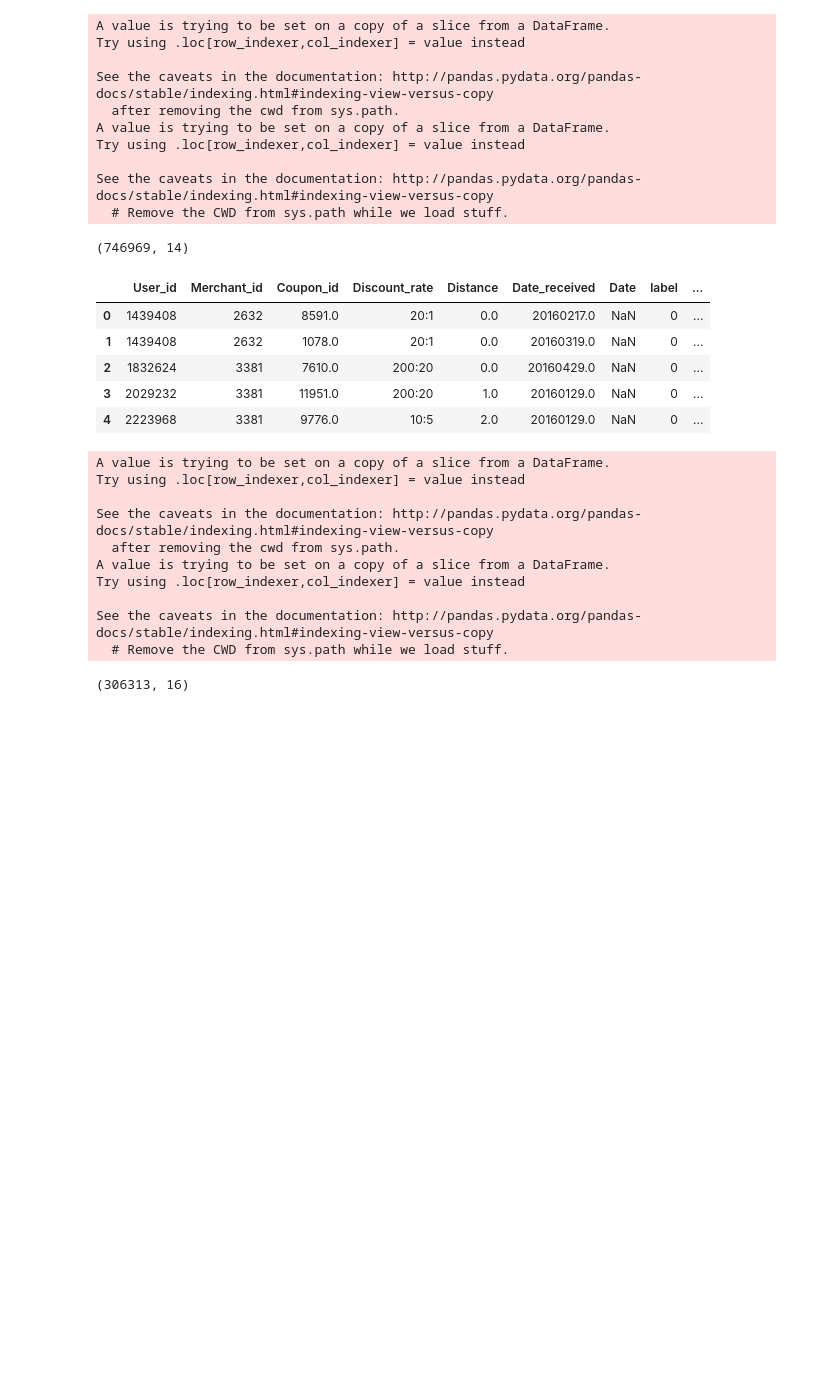
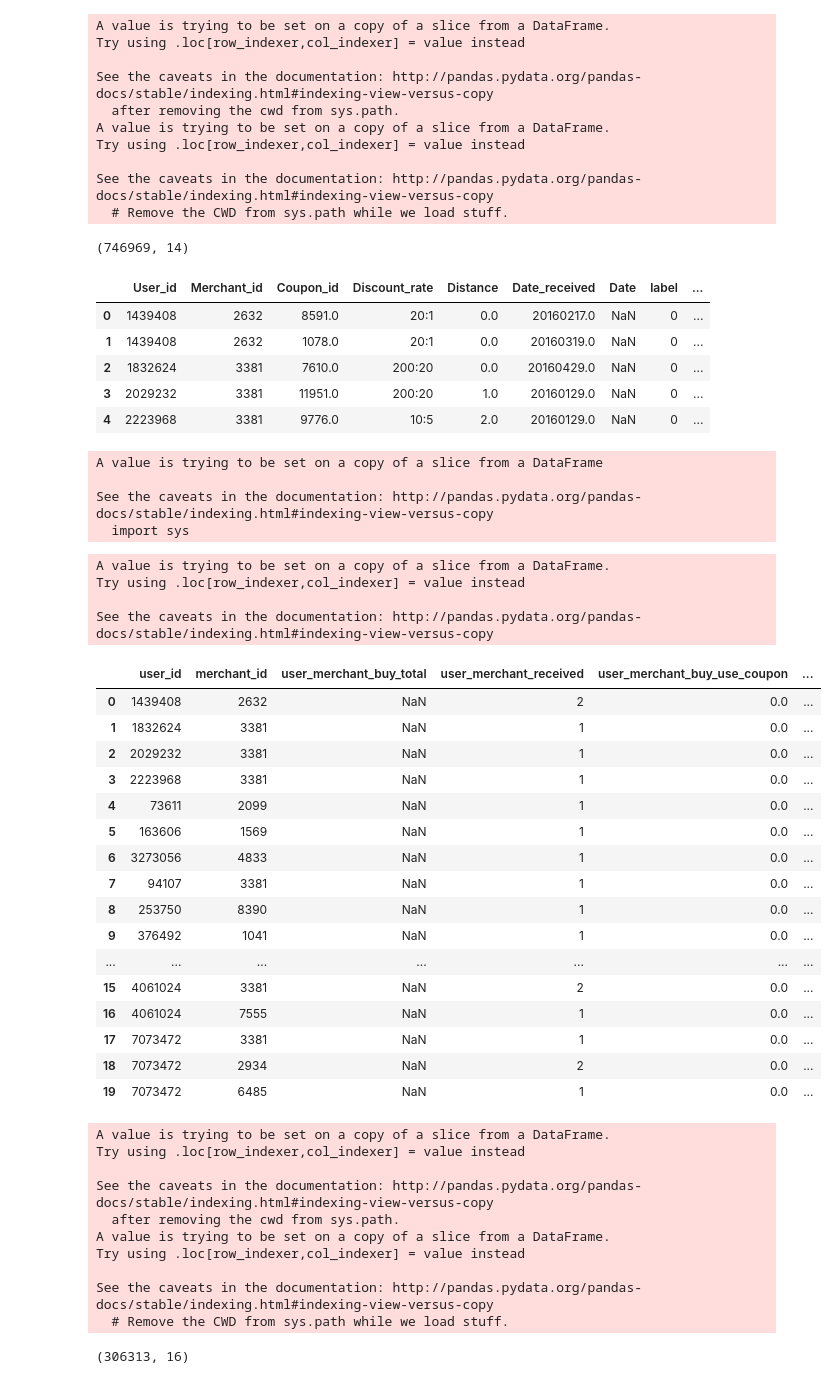
Before and after one commit to HRTseng/100Day-ML-Marathon, a Jupyter notebook: DAY_50~53_HW02.ipynb, the cells around one changed output. Cells and saved outputs as stored; diff of their text form; code cells hidden in the pictures; blank space fills up the shorter version.

```diff
--- a/DAY_50~53_HW01.ipynb
+++ b/DAY_50~53_HW02.ipynb
@@ -172,6 +173,85 @@ See the caveats in the documentation: http://pandas.pydata.org/pandas-docs/stabl
 | 2 | 1832624 | 3381 | 7610.0 | 200:20 | 0.0 | 20160429.0 | NaN | 0 | ... |
 | 3 | 2029232 | 3381 | 11951.0 | 200:20 | 1.0 | 20160129.0 | NaN | 0 | ... |
 | 4 | 2223968 | 3381 | 9776.0 | 10:5 | 2.0 | 20160129.0 | NaN | 0 | ... |
+# %%
+feature3 = dfoff
+feature3
+feature3.columns = [x.lower() for x in feature3.columns]
+
+#for dataset3
+all_user_merchant = feature3[['user_id','merchant_id']]
+all_user_merchant.drop_duplicates(inplace=True)
+# %% [output]
+A value is trying to be set on a copy of a slice from a DataFrame
+
+See the caveats in the documentation: http://pandas.pydata.org/pandas-docs/stable/indexing.html#indexing-view-versus-copy
+  import sys
+# %%
+t = feature3[['user_id','merchant_id','date']]
+t = t[~np.isnan(t.date)][['user_id','merchant_id']]
+t['user_merchant_buy_total'] = 1
+t = t.groupby(['user_id','merchant_id']).agg('sum').reset_index()
+t.drop_duplicates(inplace=True)
+
+t1 = feature3[['user_id','merchant_id','coupon_id']]
+t1 = t1[~np.isnan(t1.coupon_id)][['user_id','merchant_id']]
+t1['user_merchant_received'] = 1
+t1 = t1.groupby(['user_id','merchant_id']).agg('sum').reset_index()
+t1.drop_duplicates(inplace=True)
+# %%
+t2 = feature3[['user_id','merchant_id','date','date_received']]
+t2 = t2[(~np.isnan(t2.date))&(~np.isnan(t2.date_received))][['user_id','merchant_id']]
+t2['user_merchant_buy_use_coupon'] = 1
+t2 = t2.groupby(['user_id','merchant_id']).agg('sum').reset_index()
+t2.drop_duplicates(inplace=True)
+
+t3 = feature3[['user_id','merchant_id']]
+t3['user_merchant_any'] = 1
+t3 = t3.groupby(['user_id','merchant_id']).agg('sum').reset_index()
+t3.drop_duplicates(inplace=True)
+
+t4 = feature3[['user_id','merchant_id','date','coupon_id']]
+t4 = t4[(~np.isnan(t4.date))&(~np.isnan(t4.coupon_id))][['user_id','merchant_id']]
+t4['user_merchant_buy_common'] = 1
+t4 = t4.groupby(['user_id','merchant_id']).agg('sum').reset_index()
+t4.drop_duplicates(inplace=True)
+
+user_merchant3 = pd.merge(all_user_merchant,t,on=['user_id','merchant_id'],how='left')
+user_merchant3 = pd.merge(user_merchant3,t1,on=['user_id','merchant_id'],how='left')
+user_merchant3 = pd.merge(user_merchant3,t2,on=['user_id','merchant_id'],how='left')
+user_merchant3 = pd.merge(user_merchant3,t3,on=['user_id','merchant_id'],how='left')
+user_merchant3 = pd.merge(user_merchant3,t4,on=['user_id','merchant_id'],how='left')
+user_merchant3.user_merchant_buy_use_coupon = user_merchant3.user_merchant_buy_use_coupon.replace(np.nan,0)
+user_merchant3.user_merchant_buy_common = user_merchant3.user_merchant_buy_common.replace(np.nan,0)
+user_merchant3['user_merchant_coupon_transfer_rate'] = user_merchant3.user_merchant_buy_use_coupon.astype('float') / user_merchant3.user_merchant_received.astype('float')
+user_merchant3['user_merchant_coupon_buy_rate'] = user_merchant3.user_merchant_buy_use_coupon.astype('float') / user_merchant3.user_merchant_buy_total.astype('float')
+user_merchant3['user_merchant_rate'] = user_merchant3.user_merchant_buy_total.astype('float') / user_merchant3.user_merchant_any.astype('float')
+user_merchant3['user_merchant_common_buy_rate'] = user_merchant3.user_merchant_buy_common.astype('float') / user_merchant3.user_merchant_buy_total.astype('float')
+user_merchant3.head(20)
+#dfoff = pd.merge(dfoff,user_merchant3,on=['user_id','merchant_id'],how='left')
+#dfoff
+# %% [output]
+A value is trying to be set on a copy of a slice from a DataFrame.
+Try using .loc[row_indexer,col_indexer] = value instead
+
+See the caveats in the documentation: http://pandas.pydata.org/pandas-docs/stable/indexing.html#indexing-view-versus-copy
+|  | user_id | merchant_id | user_merchant_buy_total | user_merchant_received | user_merchant_buy_use_coupon | ... |
+| 0 | 1439408 | 2632 | NaN | 2 | 0.0 | ... |
+| 1 | 1832624 | 3381 | NaN | 1 | 0.0 | ... |
+| 2 | 2029232 | 3381 | NaN | 1 | 0.0 | ... |
+| 3 | 2223968 | 3381 | NaN | 1 | 0.0 | ... |
+| 4 | 73611 | 2099 | NaN | 1 | 0.0 | ... |
+| 5 | 163606 | 1569 | NaN | 1 | 0.0 | ... |
+| 6 | 3273056 | 4833 | NaN | 1 | 0.0 | ... |
+| 7 | 94107 | 3381 | NaN | 1 | 0.0 | ... |
+| 8 | 253750 | 8390 | NaN | 1 | 0.0 | ... |
+| 9 | 376492 | 1041 | NaN | 1 | 0.0 | ... |
+| ... | ... | ... | ... | ... | ... | ... |
+| 15 | 4061024 | 3381 | NaN | 2 | 0.0 | ... |
+| 16 | 4061024 | 7555 | NaN | 1 | 0.0 | ... |
+| 17 | 7073472 | 3381 | NaN | 1 | 0.0 | ... |
+| 18 | 7073472 | 2934 | NaN | 2 | 0.0 | ... |
+| 19 | 7073472 | 6485 | NaN | 1 | 0.0 | ... |
 # %%
 ##dftest
 ## this_month_user_receive_all_coupon_count
```
Also changed, not shown: parts of 3 cells of this notebook.
